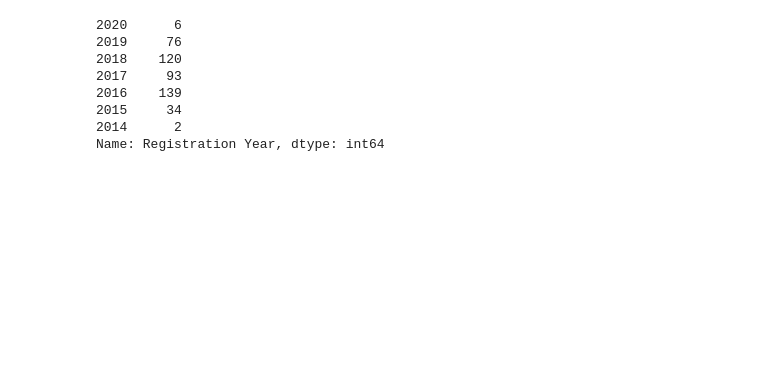
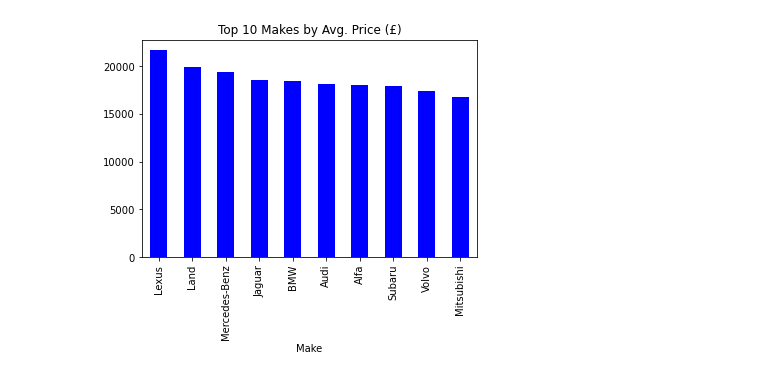
Before and after one commit to carlosferreira-u/Cazoo-scraper, a Jupyter notebook: Data_Analytics_Cazoo.ipynb, the cells around one changed output. Saved outputs shown, nothing was run; the diff lists cells and outputs as text; code cells hidden in the pictures; blank space fills up the shorter version.

```diff
--- a/Data_Analytics_Cazoo.ipynb
+++ b/Data_Analytics_Cazoo.ipynb
@@ -225,5 +238,7 @@ Name: Fuel Type, dtype: int64
 # %%
-# Average price by fuel type
-fuel_type_average = df.groupby('Fuel Type')['Price (£)'].mean()
-fuel_type_average
+# Top 10 makes in stock by average price
+brand_averages = vehicle_df.groupby('Make')['Price (£)'].mean()
+top_10_brands_by_average_price = brand_averages.sort_values(ascending=False).head(10)
+top_10_brands_by_average_price = round(top_10_brands_by_average_price, 2)
+top_10_brands_by_average_price
 # %% [output]
@@ -233,14 +256,6 @@ Petrol    9379.634465
 Name: Price (£), dtype: float64
 # %%
-# Count by registration year
-registration_year_count = df['Registration Year'].value_counts().sort_index(ascending=False)
-registration_year_count
+# Bar chart top 10 makes in stock
+barchart = top_10_brands_by_average_price.plot.bar(x="Brands", y="Price (£)", cmap="winter", title="Top 10 Makes by Avg. Price (£)")
 # %% [output]
-2020      6
-2019     76
-2018    120
-2017     93
-2016    139
-2015     34
-2014      2
-Name: Registration Year, dtype: int64
+[figure, added]
```
Also changed, not shown: parts of 17 cells of this notebook.
